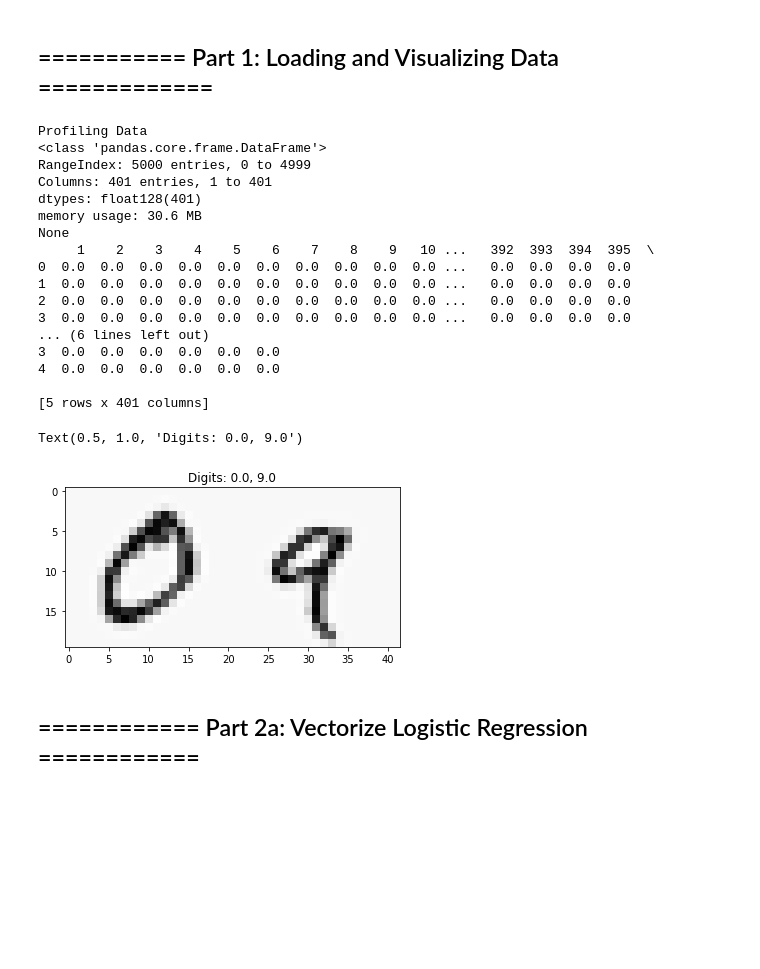
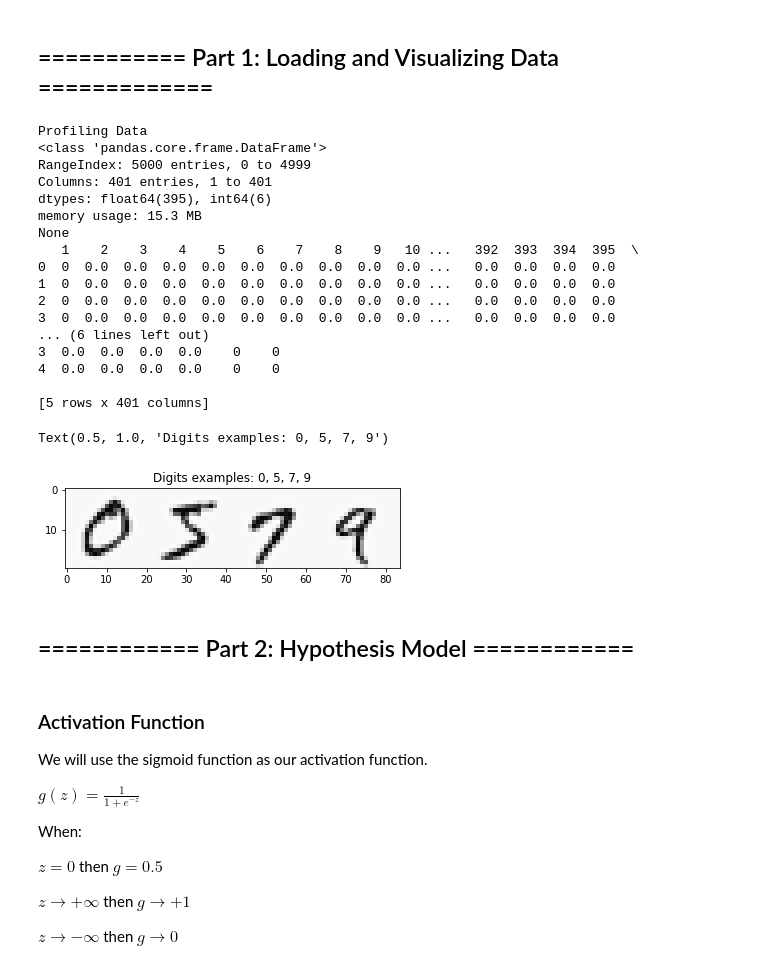
Before and after one commit to wesleyegberto/machine-learning-courses, a Jupyter notebook: Machine Learning - Andrew Ng/assignments/machine-learning-ex3/ex3_python/ML - Regularized Logistic Regression - One-vs-All.ipynb, the cells around one changed output. Saved outputs shown, nothing was run; the diff lists cells and outputs as text; code cells hidden in the pictures; blank space fills up the shorter version.

```diff
--- a/Machine Learning - Andrew Ng/assignments/machine-learning-ex3/ex3_python/ML - Regularized Logistic Regression - One-vs-All.ipynb
+++ b/Machine Learning - Andrew Ng/assignments/machine-learning-ex3/ex3_python/ML - Regularized Logistic Regression - One-vs-All.ipynb
@@ -15,7 +16,6 @@ import matplotlib.pyplot as plt
 ## =========== Part 1: Loading and Visualizing Data =============
 # %%
 data = pd.read_csv('ex3data1.txt', names=[str(i) for i in range(1, 402)])
-data = data.astype('float128')
 print('Profiling Data')
 print(data.info())
 print(data.head())
@@ -24,17 +24,17 @@ Profiling Data
 <class 'pandas.core.frame.DataFrame'>
 RangeIndex: 5000 entries, 0 to 4999
 Columns: 401 entries, 1 to 401
-dtypes: float128(401)
-memory usage: 30.6 MB
+dtypes: float64(395), int64(6)
+memory usage: 15.3 MB
 None
-     1    2    3    4    5    6    7    8    9   10 ...   392  393  394  395  \
-0  0.0  0.0  0.0  0.0  0.0  0.0  0.0  0.0  0.0  0.0 ...   0.0  0.0  0.0  0.0
-1  0.0  0.0  0.0  0.0  0.0  0.0  0.0  0.0  0.0  0.0 ...   0.0  0.0  0.0  0.0
-2  0.0  0.0  0.0  0.0  0.0  0.0  0.0  0.0  0.0  0.0 ...   0.0  0.0  0.0  0.0
-3  0.0  0.0  0.0  0.0  0.0  0.0  0.0  0.0  0.0  0.0 ...   0.0  0.0  0.0  0.0
+   1    2    3    4    5    6    7    8    9   10 ...   392  393  394  395  \
+0  0  0.0  0.0  0.0  0.0  0.0  0.0  0.0  0.0  0.0 ...   0.0  0.0  0.0  0.0
+1  0  0.0  0.0  0.0  0.0  0.0  0.0  0.0  0.0  0.0 ...   0.0  0.0  0.0  0.0
+2  0  0.0  0.0  0.0  0.0  0.0  0.0  0.0  0.0  0.0 ...   0.0  0.0  0.0  0.0
+3  0  0.0  0.0  0.0  0.0  0.0  0.0  0.0  0.0  0.0 ...   0.0  0.0  0.0  0.0
 ... (6 lines left out)
-3  0.0  0.0  0.0  0.0  0.0  0.0
-4  0.0  0.0  0.0  0.0  0.0  0.0
+3  0.0  0.0  0.0  0.0    0    0
+4  0.0  0.0  0.0  0.0    0    0
 
 [5 rows x 401 columns]
 # %%
@@ -43,12 +43,27 @@ y = np.array(data['401']) # labels (1 through 10, where 10 is 0)
 [m, n] = np.shape(x)
 # %%
 digitMatrix = np.column_stack([np.reshape(x[0], [20, 20]), np.zeros([20, 1]), \
+                               np.reshape(x[2500], [20, 20]), np.zeros([20, 1]), \
+                               np.reshape(x[3500], [20, 20]), np.zeros([20, 1]), \
                                np.reshape(x[4500], [20, 20]), np.zeros([20, 1])])
 plt.imshow(digitMatrix, cmap='Greys', interpolation='nearest')
-plt.title("Digits: %s, %s" % (y[0], y[4500]))
+plt.title("Digits examples: %s, %s, %s, %s" % (y[0], y[2500], y[3500], y[4500]))
 # plt.show()
 # %% [output]
-Text(0.5, 1.0, 'Digits: 0.0, 9.0')
+Text(0.5, 1.0, 'Digits examples: 0, 5, 7, 9')
-[figure, old version]
+[figure, new version]
-# %% [markdown]
-## ============ Part 2a: Vectorize Logistic Regression ============
+# %% [markdown]
+## ============ Part 2: Hypothesis Model ============
+# %% [markdown]
+### Activation Function
+We will use the sigmoid function as our activation function.
+
+$g(z) = \frac{1}{1 + e^{-z}}$
+
+When:
+
+$z = 0$ then $g = 0.5$
+
+$z \rightarrow +\infty$ then $g \rightarrow +1$
+
+$z \rightarrow -\infty$ then $g \rightarrow 0$
```
Also changed, not shown: parts of 20 cells of this notebook, 1 other file.
